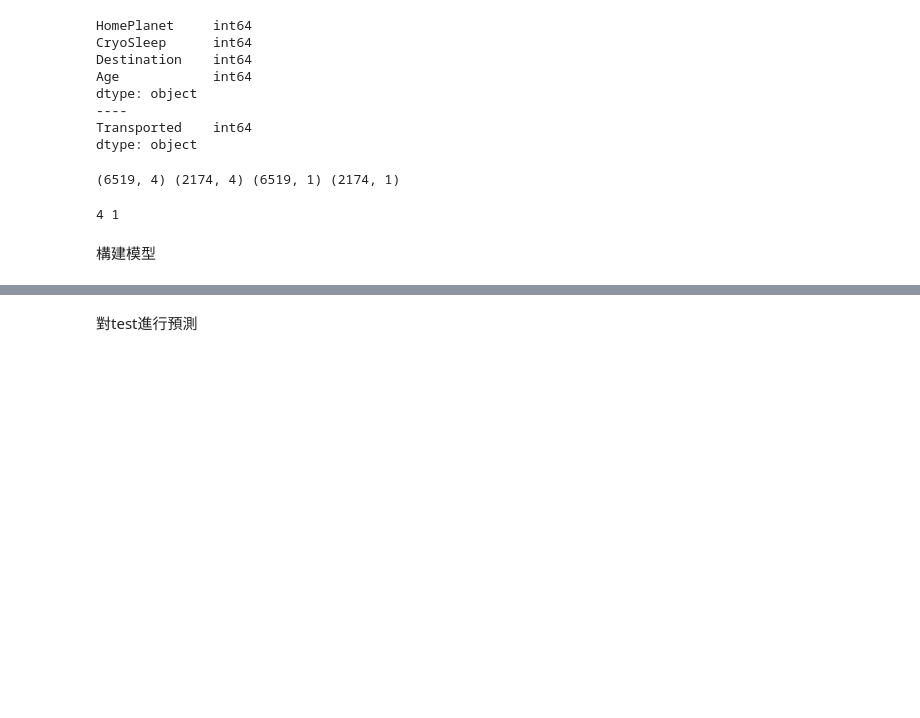
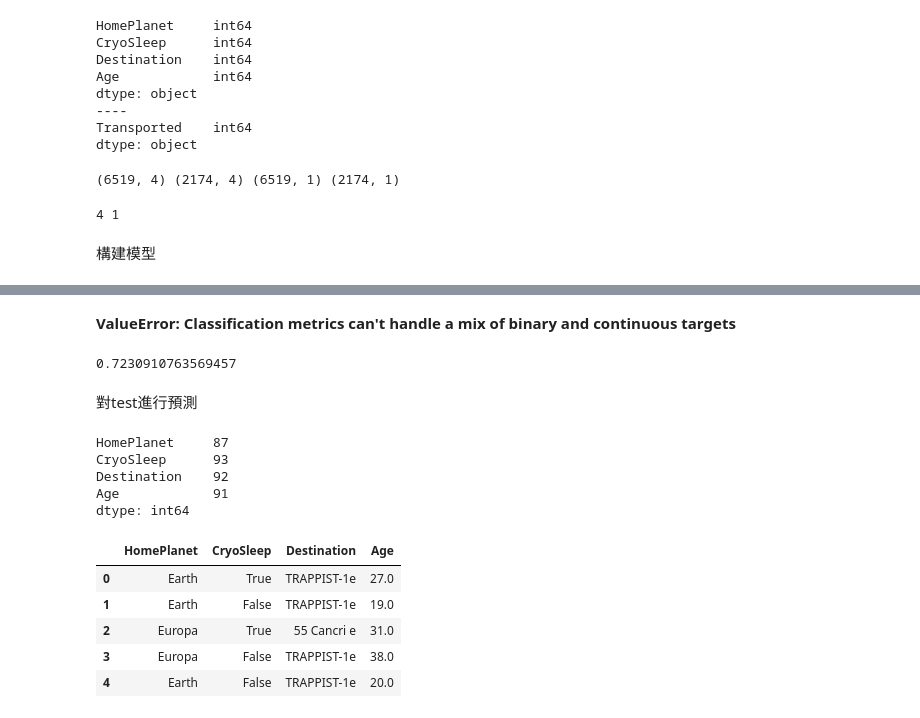
Before and after one commit to danyow-cheung/kaggle_practise, a Jupyter notebook: Spaceship-titanic/spaceship-titanic-predict.ipynb, the cells around one changed output, grey strips where cells are left out. Saved outputs shown, nothing was run; the diff lists cells and outputs as text; code cells hidden in the pictures; blank space fills up the shorter version.

```diff
--- a/Spaceship-titanic/spaceship-titanic-predict.ipynb
+++ b/Spaceship-titanic/spaceship-titanic-predict.ipynb
@@ -622,0 +639,2 @@ Epoch 50/50
+# %% [markdown]
+**ValueError: Classification metrics can't handle a mix of binary and continuous targets**
@@ -623,2 +644,28 @@ Epoch 50/50
+# %%
+score
+# %% [output]
+0.7230910763569457
 # %% [markdown]
 對test進行預測
+# %%
+# 在對test_df進行預測的時候，需要對部分的數據進行改變，以適應模型輸入
+id = test_df['PassengerId']
+sub_x = test_df[
+    ['HomePlanet','CryoSleep','Destination','Age']
+]
+sub_x.isna().sum()
+# %% [output]
+HomePlanet     87
+CryoSleep      93
+Destination    92
+Age            91
+dtype: int64
+# %%
+sub_x.head()
+# %% [output]
+|  | HomePlanet | CryoSleep | Destination | Age |
+| 0 | Earth | True | TRAPPIST-1e | 27.0 |
+| 1 | Earth | False | TRAPPIST-1e | 19.0 |
+| 2 | Europa | True | 55 Cancri e | 31.0 |
+| 3 | Europa | False | TRAPPIST-1e | 38.0 |
+| 4 | Earth | False | TRAPPIST-1e | 20.0 |
```
Also changed, not shown: parts of 21 cells of this notebook.
